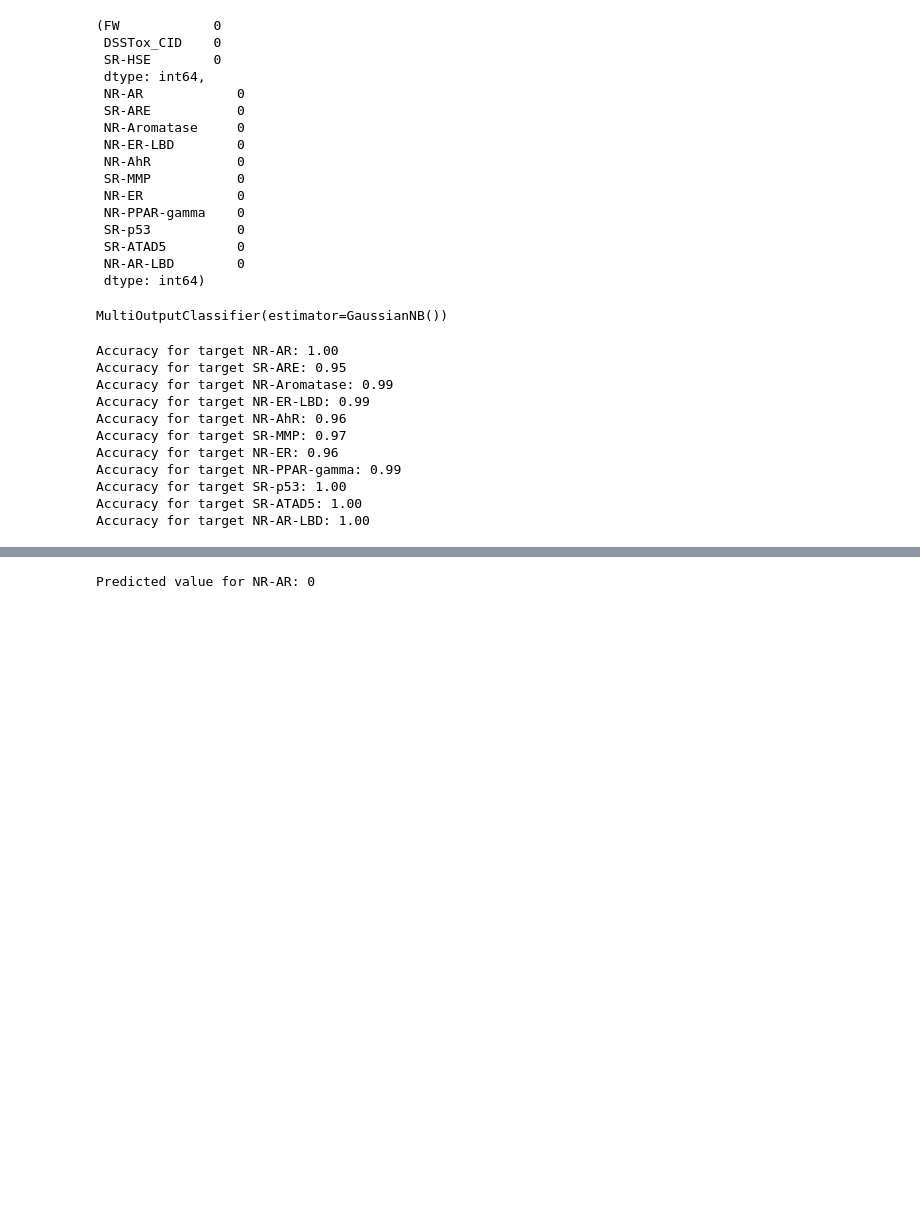
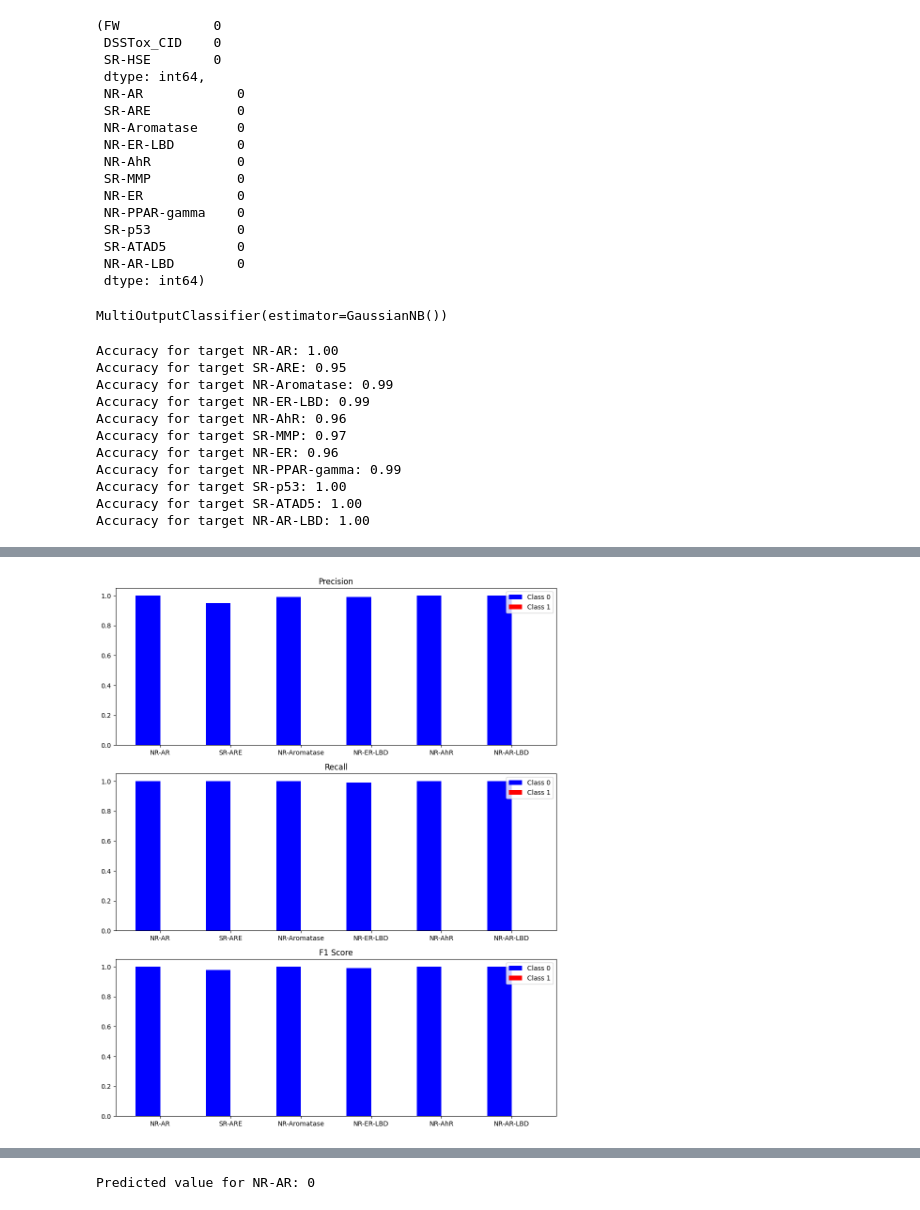
Before and after one commit to samratrajsharma/GCN_Molecule_Toxicity_Morgan_FIngerprint_Implementation-, a Jupyter notebook: Naive Bayes.ipynb, the cells around one changed output, grey strips where cells are left out. Cells and saved outputs as stored; diff of their text form; code cells hidden in the pictures; blank space fills up the shorter version.

Commit message:
Visualisation Completion

```diff
--- a/Naive Bayes.ipynb
+++ b/Naive Bayes.ipynb
@@ -226,0 +269,39 @@ Accuracy for target NR-AR-LBD: 1.00
+# %%
+import matplotlib.pyplot as plt
+import numpy as np
+
+labels = ['NR-AR', 'SR-ARE', 'NR-Aromatase', 'NR-ER-LBD', 'NR-AhR', 'NR-AR-LBD']
+precision = [[1.00, 0.00], [0.95, 0.00], [0.99, 0.00], [0.99, 0.00], [1.00, 0.00], [1.00, 0.00]]
+recall = [[1.00, 0.00], [1.00, 0.00], [1.00, 0.00], [0.99, 0.00], [1.00, 0.00], [1.00, 0.00]]
+f1_score = [[1.00, 0.00], [0.98, 0.00], [1.00, 0.00], [0.99, 0.00], [1.00, 0.00], [1.00, 0.00]]
+
+x = np.arange(len(labels))
+width = 0.35
+
+fig, axes = plt.subplots(3, 1, figsize=(10, 12))
+
+axes[0].bar(x - width/2, [p[0] for p in precision], width, label='Class 0', color='blue')
+axes[0].bar(x + width/2, [p[1] for p in precision], width, label='Class 1', color='red')
+axes[0].set_title('Precision')
+axes[0].set_xticks(x)
+axes[0].set_xticklabels(labels)
+axes[0].legend()
+
+axes[1].bar(x - width/2, [r[0] for r in recall], width, label='Class 0', color='blue')
+axes[1].bar(x + width/2, [r[1] for r in recall], width, label='Class 1', color='red')
+axes[1].set_title('Recall')
+axes[1].set_xticks(x)
+axes[1].set_xticklabels(labels)
+axes[1].legend()
+
+axes[2].bar(x - width/2, [f[0] for f in f1_score], width, label='Class 0', color='blue')
+axes[2].bar(x + width/2, [f[1] for f in f1_score], width, label='Class 1', color='red')
+axes[2].set_title('F1 Score')
+axes[2].set_xticks(x)
+axes[2].set_xticklabels(labels)
+axes[2].legend()
+
+plt.tight_layout()
+plt.show()
+# %% [output]
+[figure, added]
```
Also changed, not shown: parts of 3 cells of this notebook.
